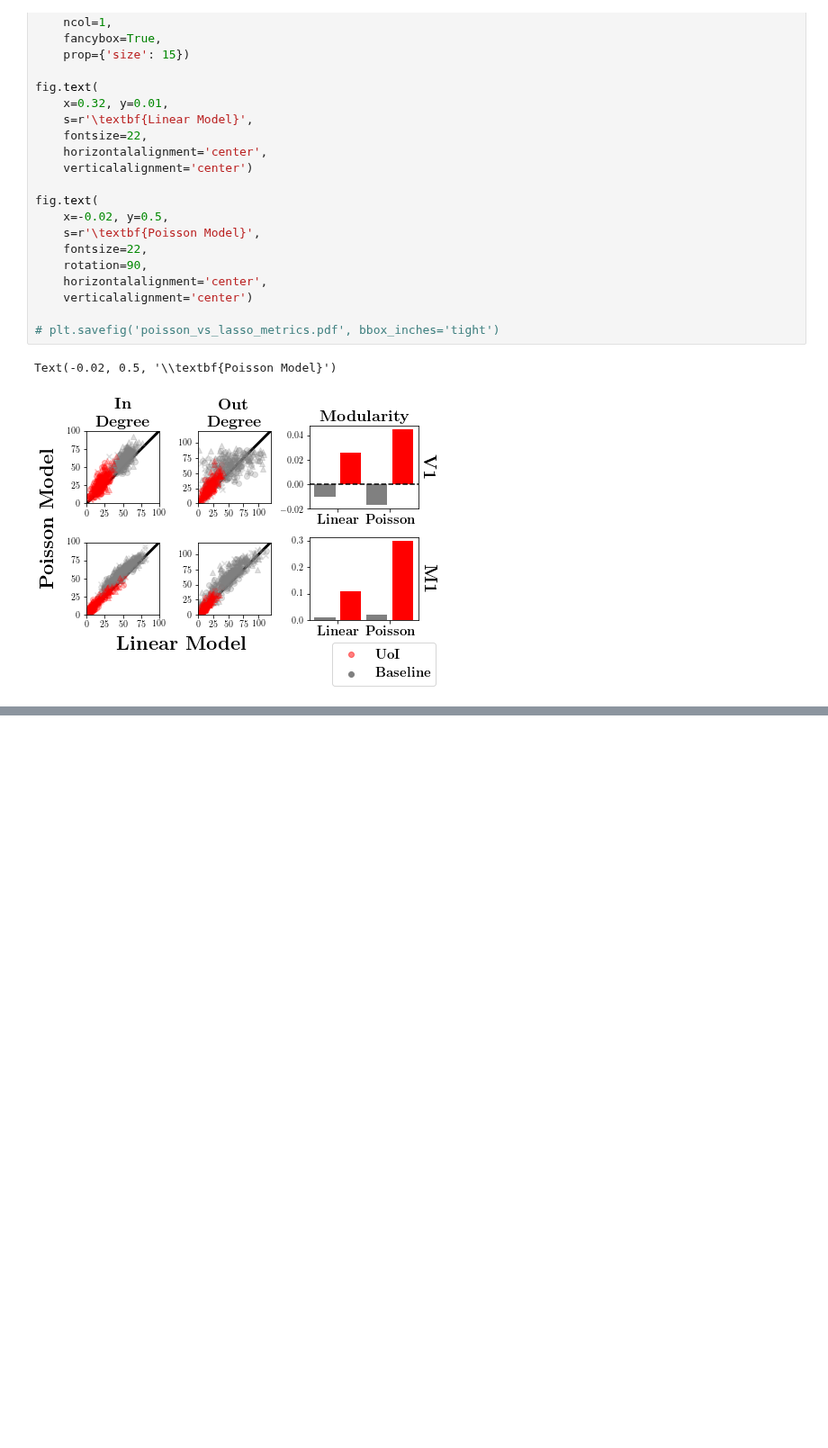
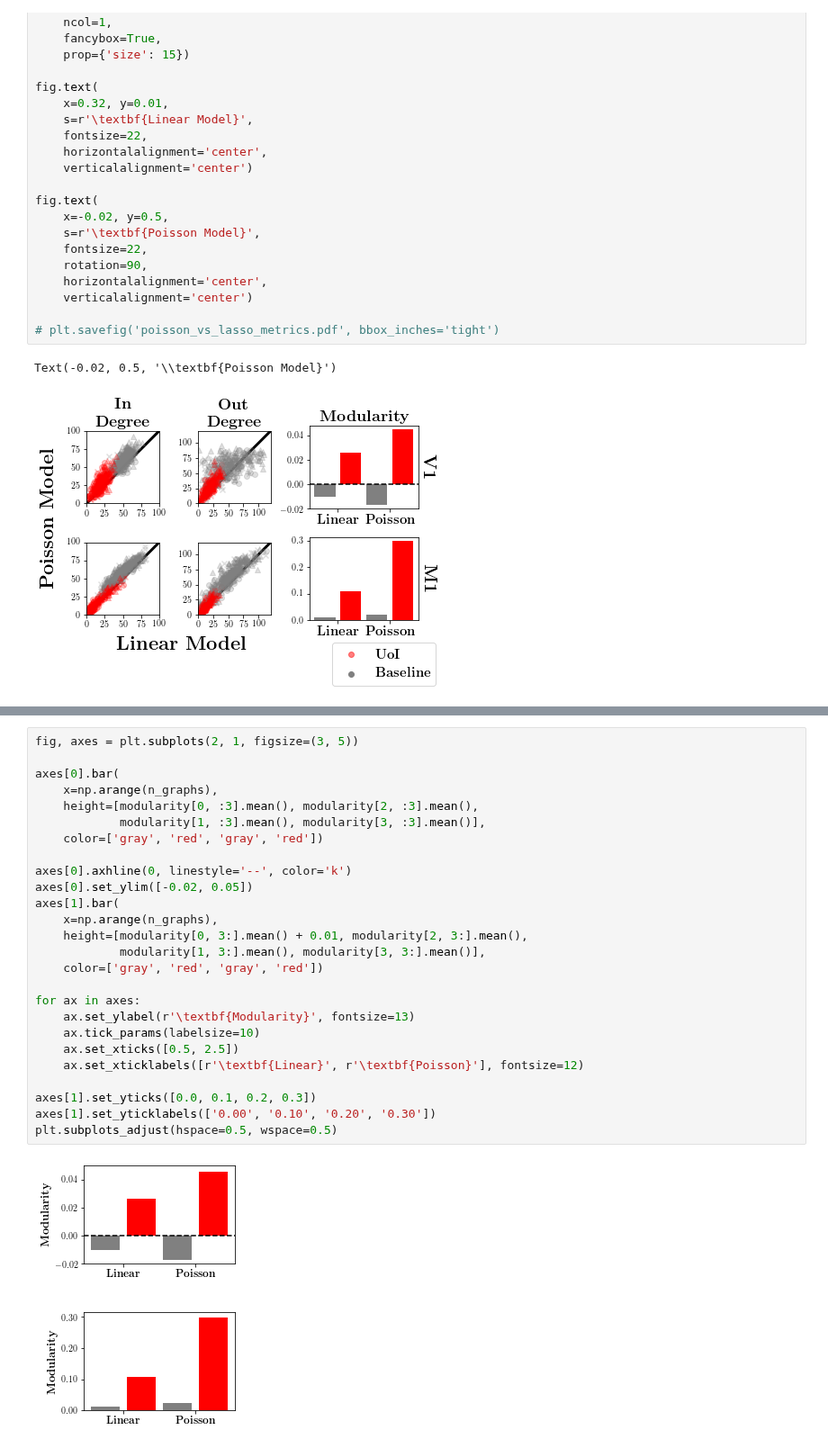
Before and after one commit to BouchardLab/neuroinference, a Jupyter notebook: notebooks/coupling/poisson_vs_lasso_comparison.ipynb, the cells around one changed output, grey strips where cells are left out. Shown at 90% size. Saved outputs shown, nothing was run; the diff lists cells and outputs as text; blank space fills up the shorter version.

```diff
--- a/notebooks/coupling/poisson_vs_lasso_comparison.ipynb
+++ b/notebooks/coupling/poisson_vs_lasso_comparison.ipynb
@@ -412,0 +482,28 @@ plt.plot(Ts, traces)
+# %%
+fig, axes = plt.subplots(2, 1, figsize=(3, 5))
+
+axes[0].bar(
+    x=np.arange(n_graphs),
+    height=[modularity[0, :3].mean(), modularity[2, :3].mean(),
+            modularity[1, :3].mean(), modularity[3, :3].mean()],
+    color=['gray', 'red', 'gray', 'red'])
+
+axes[0].axhline(0, linestyle='--', color='k')
+axes[0].set_ylim([-0.02, 0.05])
+axes[1].bar(
+    x=np.arange(n_graphs),
+    height=[modularity[0, 3:].mean() + 0.01, modularity[2, 3:].mean(),
+            modularity[1, 3:].mean(), modularity[3, 3:].mean()],
+    color=['gray', 'red', 'gray', 'red'])
+
+for ax in axes:
+    ax.set_ylabel(r'\textbf{Modularity}', fontsize=13)
+    ax.tick_params(labelsize=10)
+    ax.set_xticks([0.5, 2.5])
+    ax.set_xticklabels([r'\textbf{Linear}', r'\textbf{Poisson}'], fontsize=12)
+
+axes[1].set_yticks([0.0, 0.1, 0.2, 0.3])
+axes[1].set_yticklabels(['0.00', '0.10', '0.20', '0.30'])
+plt.subplots_adjust(hspace=0.5, wspace=0.5)
+# %% [output]
+[figure, added]
```
Also changed, not shown: parts of 10 cells of this notebook.
